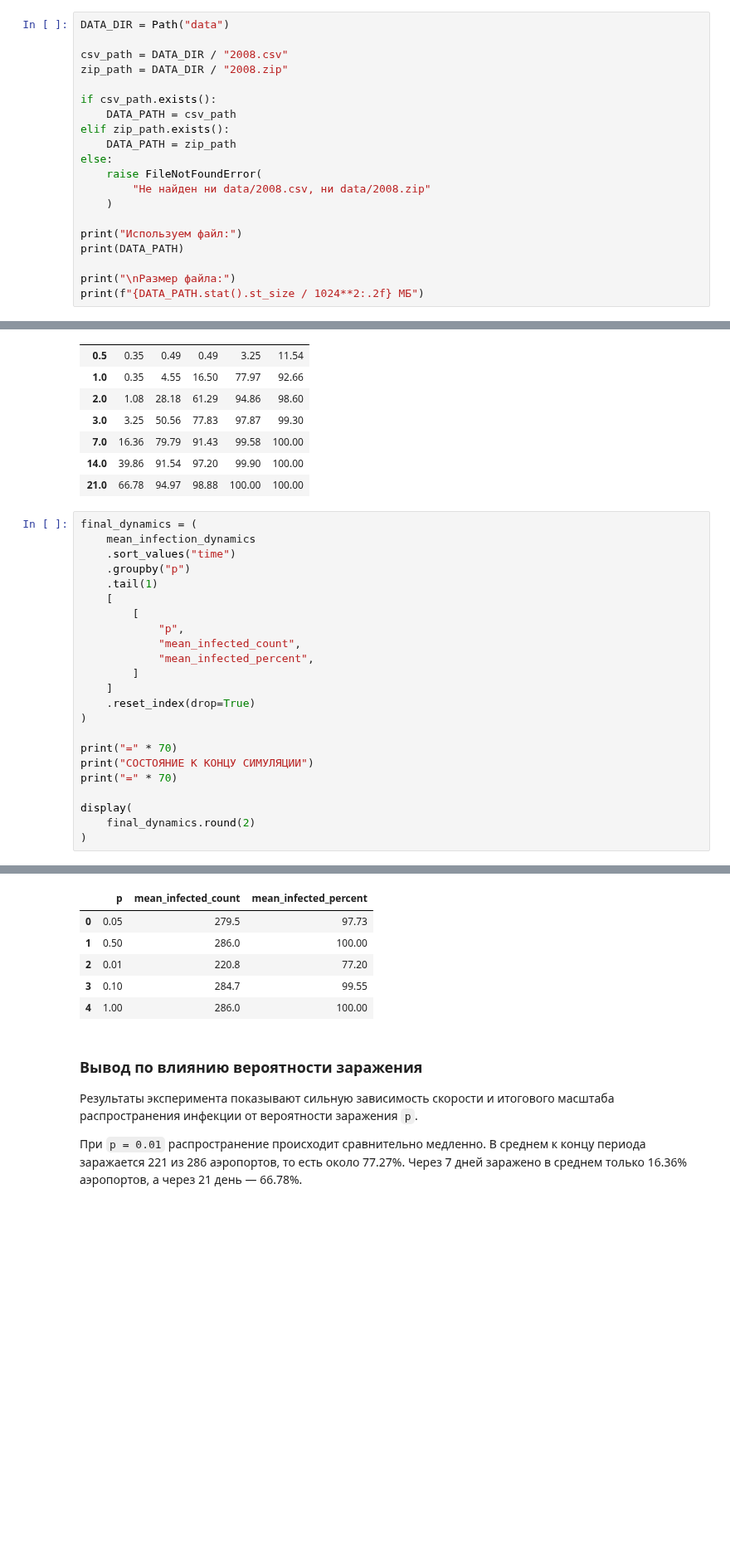
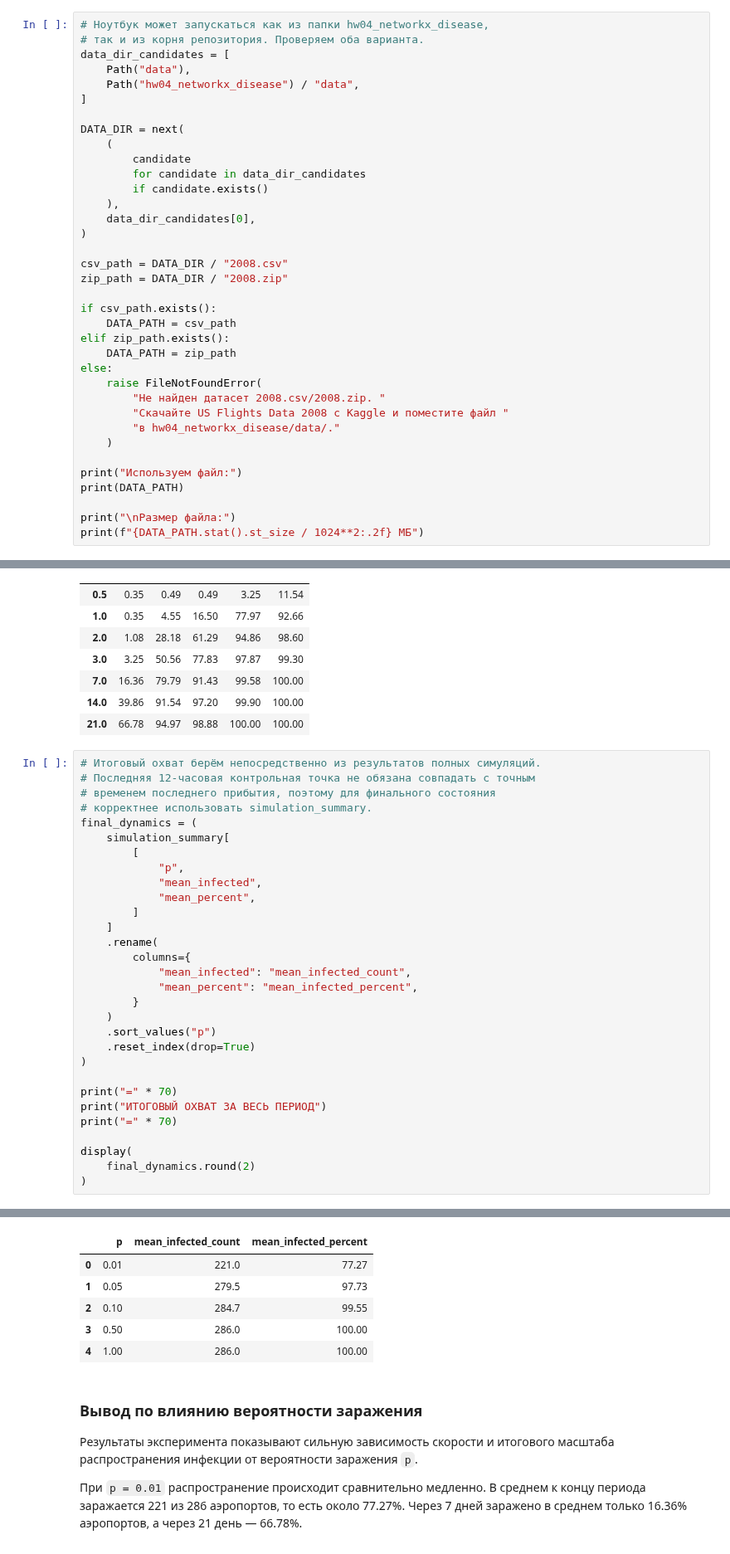
Before and after one commit to AlimzhanKasenov/ml-pro-homeworks, a Jupyter notebook: hw04_networkx_disease/hw04_networkx_disease.ipynb, the cells around one changed output, grey strips where cells are left out. Shown at 83% size. Cells and saved outputs as stored; diff of their text form; blank space fills up the shorter version.

```diff
--- a/hw04_networkx_disease/hw04_networkx_disease.ipynb
+++ b/hw04_networkx_disease/hw04_networkx_disease.ipynb
@@ -52,7 +58,21 @@ networkx: 3.6.1
 
 Сначала определим расположение набора данных и загрузим только те столбцы, которые необходимы для моделирования распространения инфекции и построения графа аэропортов.
 # %%
-DATA_DIR = Path("data")
+# Ноутбук может запускаться как из папки hw04_networkx_disease,
+# так и из корня репозитория. Проверяем оба варианта.
+data_dir_candidates = [
+    Path("data"),
+    Path("hw04_networkx_disease") / "data",
+]
+
+DATA_DIR = next(
+    (
+        candidate
+        for candidate in data_dir_candidates
+        if candidate.exists()
+    ),
+    data_dir_candidates[0],
+)
 
 csv_path = DATA_DIR / "2008.csv"
 zip_path = DATA_DIR / "2008.zip"
@@ -63,7 +83,9 @@ elif zip_path.exists():
     DATA_PATH = zip_path
 else:
     raise FileNotFoundError(
-        "Не найден ни data/2008.csv, ни data/2008.zip"
+        "Не найден датасет 2008.csv/2008.zip. "
+        "Скачайте US Flights Data 2008 с Kaggle и поместите файл "
+        "в hw04_networkx_disease/data/."
     )
 
 print("Используем файл:")
@@ -1507,23 +1529,30 @@ display(
 | 14.0 | 39.86 | 91.54 | 97.20 | 99.90 | 100.00 |
 | 21.0 | 66.78 | 94.97 | 98.88 | 100.00 | 100.00 |
 # %%
+# Итоговый охват берём непосредственно из результатов полных симуляций.
+# Последняя 12-часовая контрольная точка не обязана совпадать с точным
+# временем последнего прибытия, поэтому для финального состояния
+# корректнее использовать simulation_summary.
 final_dynamics = (
-    mean_infection_dynamics
-    .sort_values("time")
-    .groupby("p")
-    .tail(1)
-    [
+    simulation_summary[
         [
             "p",
-            "mean_infected_count",
-            "mean_infected_percent",
+            "mean_infected",
+            "mean_percent",
         ]
     ]
+    .rename(
+        columns={
+            "mean_infected": "mean_infected_count",
+            "mean_percent": "mean_infected_percent",
+        }
+    )
+    .sort_values("p")
     .reset_index(drop=True)
 )
 
 print("=" * 70)
-print("СОСТОЯНИЕ К КОНЦУ СИМУЛЯЦИИ")
+print("ИТОГОВЫЙ ОХВАТ ЗА ВЕСЬ ПЕРИОД")
 print("=" * 70)
 
 display(
@@ -1535,9 +1564,9 @@ display(
 ======================================================================
 |  | p | mean_infected_count | mean_infected_percent |
-| 0 | 0.05 | 279.5 | 97.73 |
-| 1 | 0.50 | 286.0 | 100.00 |
-| 2 | 0.01 | 220.8 | 77.20 |
-| 3 | 0.10 | 284.7 | 99.55 |
+| 0 | 0.01 | 221.0 | 77.27 |
+| 1 | 0.05 | 279.5 | 97.73 |
+| 2 | 0.10 | 284.7 | 99.55 |
+| 3 | 0.50 | 286.0 | 100.00 |
 | 4 | 1.00 | 286.0 | 100.00 |
 # %% [markdown]
 ### Вывод по влиянию вероятности заражения
```
Also changed, not shown: parts of 5 cells of this notebook.
